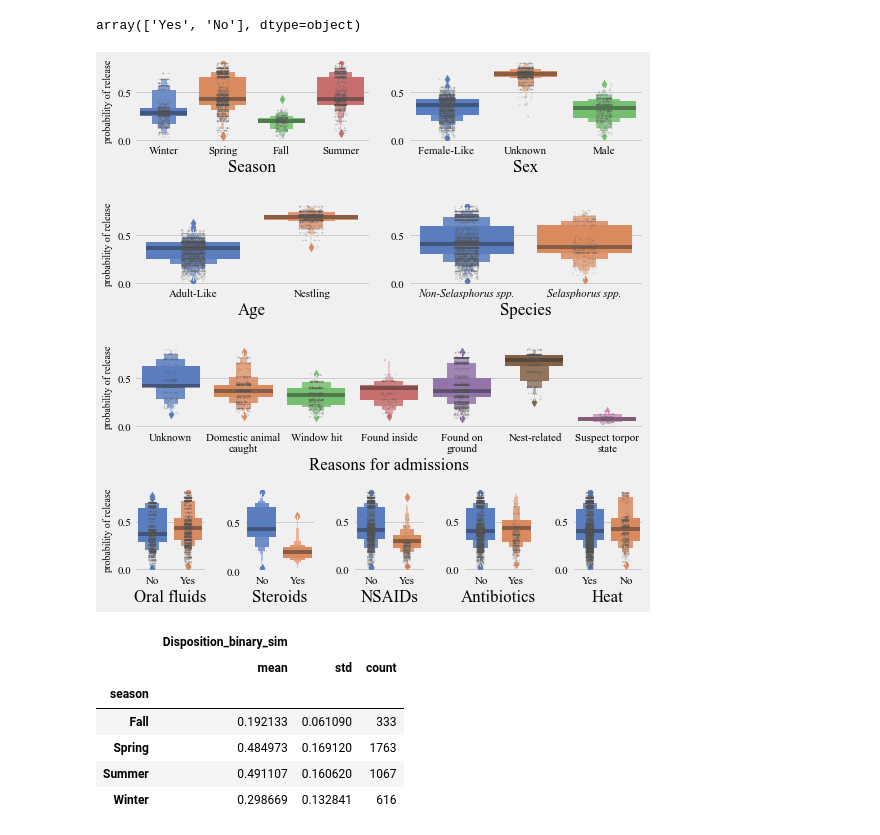
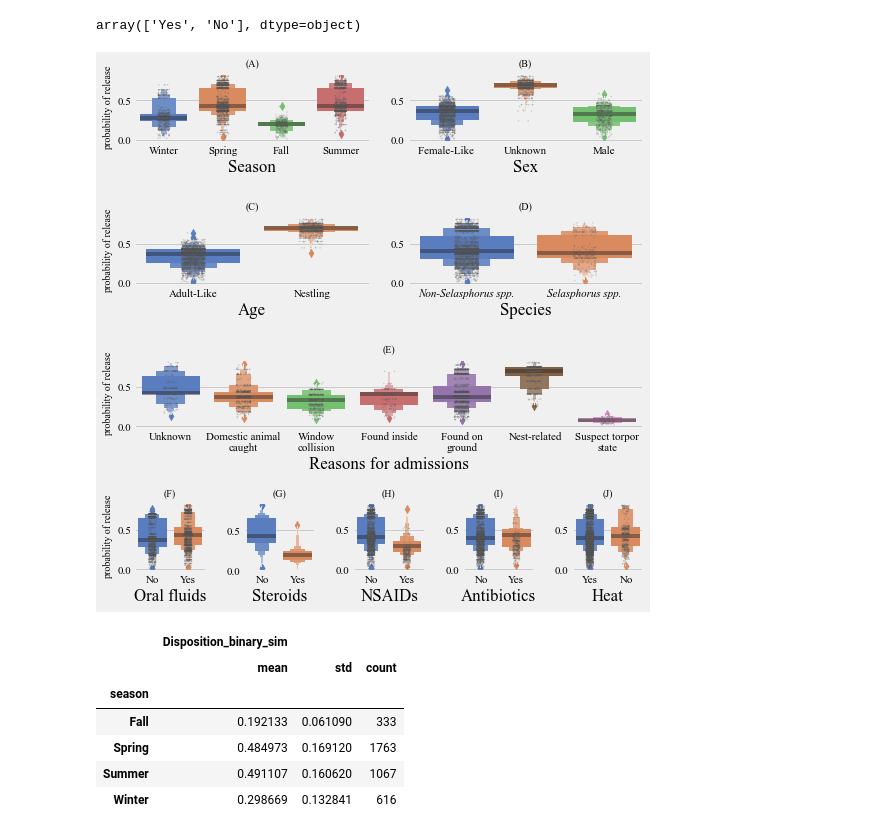
Before and after one commit to PanditPranav/Hummingbird_Rehabilitation, a Jupyter notebook: code/Plotting_predictions.ipynb, the cells around one changed output. Saved outputs shown, nothing was run; the diff lists cells and outputs as text; code cells hidden in the pictures.

```diff
--- a/code/Plotting_predictions.ipynb
+++ b/code/Plotting_predictions.ipynb
@@ -261,7 +261,7 @@ ax4.set_xticklabels(xlbls, style='italic')
 
 sns.boxenplot(y="Disposition_binary_sim", x= 'r', data= sim, ax= ax5,palette=pal)
 sns.stripplot(y="Disposition_binary_sim", x= 'r', data=sim, size=s, jitter=True, color="gray",  alpha  = a, linewidth=lw, ax= ax5)
-xlbls = [ 'Unknown', 'Domestic animal\ncaught', 'Window hit','Found inside',
+xlbls = [ 'Unknown', 'Domestic animal\ncaught', 'Window\ncollision','Found inside',
          'Found on\nground', 'Nest-related', 'Suspect torpor\nstate']
 ax5.set_xticklabels(xlbls)
 
@@ -285,36 +285,46 @@ ax1.set_xlabel('Season')
 ax2.set_xlabel('Sex')
 ax3.set_xlabel('Age')
 ax4.set_xlabel('Species')
 ax5.set_xlabel('Reasons for admissions')
 #ax6.set_xlabel('Fluids')
 
 #ax10.set_xlabel('Antibiotic')
 
 ax1.set_ylabel('probability of release', fontsize = 10)
 ax3.set_ylabel('probability of release', fontsize = 10)
 ax5.set_ylabel('probability of release', fontsize = 10)
 ax6.set_ylabel('probability of release', fontsize = 10)
 
 ax2.set_ylabel('')
 ax4.set_ylabel('')
 ax7.set_ylabel('')
 ax8.set_ylabel('')
 ax9.set_ylabel('')
 ax10.set_ylabel('')
 ax6.set_xlabel('Oral fluids')
 ax7.set_xlabel('Steroids')
 ax8.set_xlabel('NSAIDs')
 ax9.set_xlabel('Antibiotics')
+ax1.set_title('(A)', fontsize = 10)
+ax2.set_title('(B)', fontsize = 10)
+ax3.set_title('(C)', fontsize = 10)
+ax4.set_title('(D)', fontsize = 10)
+ax5.set_title('(E)', fontsize = 10)
+ax6.set_title('(F)', fontsize = 10)
+ax7.set_title('(G)', fontsize = 10)
+ax8.set_title('(H)', fontsize = 10)
+ax9.set_title('(I)', fontsize = 10)
+ax10.set_title('(J)', fontsize = 10)
 
 #ax1.xaxis.label.set_visible(False)
 #ax2.xaxis.label.set_visible(False)
 plt.tight_layout()
-plt.savefig('C:/Users/falco/Desktop/directory/Humminbird_rescue/Outputs/Final_figures/Figure6_subset.png', dpi = 600)
-plt.savefig('C:/Users/falco/Desktop/directory/Humminbird_rescue/Outputs/Final_figures/Figure6_subset.svg')
+plt.savefig('C:/Users/falco/Desktop/directory/Humminbird_rescue/Outputs/Final_figures/Figure6_subset_proof.png', dpi = 600)
+plt.savefig('C:/Users/falco/Desktop/directory/Humminbird_rescue/Outputs/Final_figures/Figure6_subset_proof.svg')
 
 plt.show()
 # %% [output]
-[figure, old version]
+[figure, new version]
 # %%
 sim.groupby(['season']).agg({'Disposition_binary_sim': [np.mean, np.std, 'count']})
 # %% [output]
```
Also changed, not shown: parts of 8 cells of this notebook, 28 other files.
